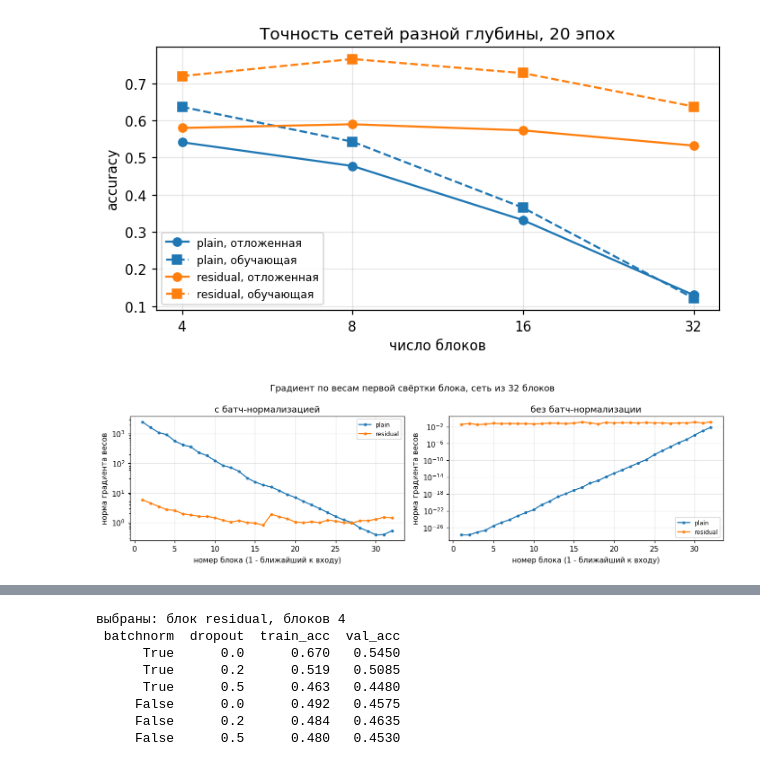
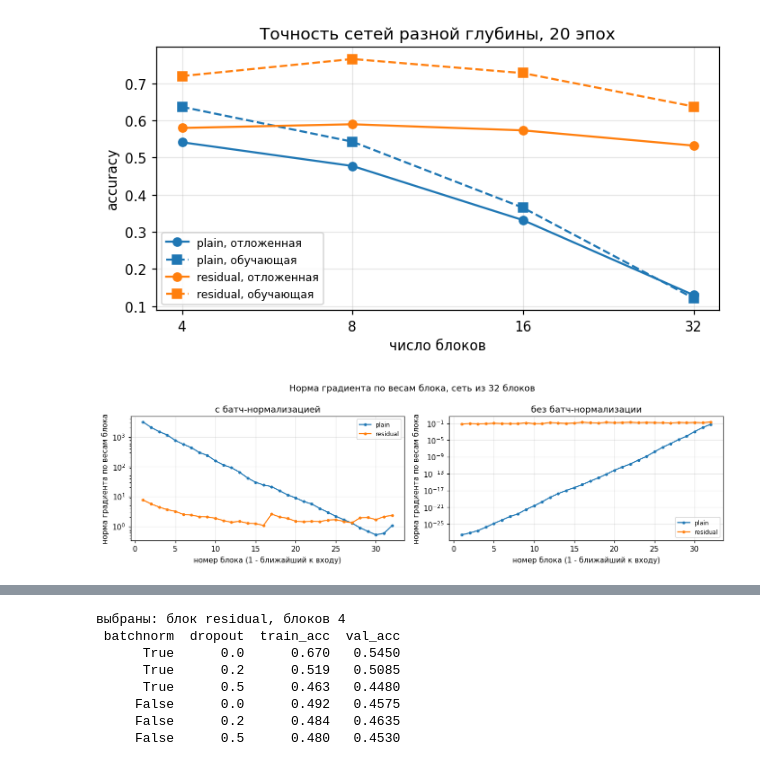
Before and after one commit to UsusCimex/NSU_DeepLearning, a Jupyter notebook: labs/lab-06-resnet/resnet_cifar.ipynb, the cells around one changed output, grey strips where cells are left out. Drawn from its saved outputs; the diff is of its cells as text; code cells hidden in the pictures.

Commit message:
в лабораторной 6 теория разнесена по разделам с замерами, норма градиента считается по всем весам блока

```diff
--- a/labs/lab-06-resnet/resnet_cifar.ipynb
+++ b/labs/lab-06-resnet/resnet_cifar.ipynb
@@ -377,7 +238,7 @@ BLOCKS = {'plain': PlainBlock, 'residual': ResidualBlock, 'bottleneck': Bottlene
 
 def downsample(in_channels, out_channels, batchnorm, variant):
     """Свёртка, нормализация, ReLU и пуллинг; карта признаков уменьшается вдвое.
-    Варианты kernel/stride/padding - в таблице теории."""
+    Варианты kernel/stride/padding - в разделе 7."""
     if variant == 1:
         conv, pool = nn.Conv2d(in_channels, out_channels, 3, 1, 1), nn.MaxPool2d(2, 2, 0)
     elif variant == 2:
@@ -587,37 +538,39 @@ plt.show()
 [figure]
 # %%
 def gradient_norms(block, batchnorm, n_blocks=32):
-    """Нормы градиента весов первой свёртки каждого блока после одного обратного
-    прохода необученной сети на 64 изображениях."""
+    """Нормы градиента по всем весам каждого блока после одного обратного прохода
+    необученной сети на 64 изображениях."""
     torch.manual_seed(SEED)
     model = BlockNet(**dict(best_config, block=block, n_blocks=n_blocks, batchnorm=batchnorm))
     model = model.double().to(DEVICE)  # float64: в float32 самые малые нормы обращаются в 0
     model.train()
     loss = nn.CrossEntropyLoss()(model(X_grid[:64].double()), y_grid[:64])
     loss.backward()  # градиенты по всем весам сети
     norms = []
     for layer in model.layers:
         if isinstance(layer, PlainBlock):  # ResidualBlock тоже подходит: он наследник PlainBlock
-            weight = next(layer.parameters())  # первый параметр блока - веса его первой свёртки
-            assert weight.grad is not None  # градиент посчитан в backward
-            norms.append(weight.grad.norm().item())
+            squares = 0.0
+            for weight in layer.parameters():  # веса свёрток и батч-нормализаций блока
+                assert weight.grad is not None  # градиент посчитан в backward
+                squares += (weight.grad ** 2).sum().item()
+            norms.append(squares ** 0.5)
     return norms
 
 
 fig, axes = plt.subplots(1, 2, figsize=(12, 3.6))
 for ax, batchnorm in zip(axes, [True, False]):
     for block in ['plain', 'residual']:
         norms = gradient_norms(block, batchnorm)
         ax.plot(range(1, len(norms) + 1), norms, marker='o', markersize=3, label=block)
     ax.set_yscale('log')
     ax.set_xlabel('номер блока (1 - ближайший к входу)')
-    ax.set_ylabel('норма градиента весов')
+    ax.set_ylabel('норма градиента по весам блока')
     ax.set_title('с батч-нормализацией' if batchnorm else 'без батч-нормализации')
     ax.grid(alpha=0.3)
     ax.legend(fontsize=8)
-fig.suptitle('Градиент по весам первой свёртки блока, сеть из 32 блоков')
+fig.suptitle('Норма градиента по весам блока, сеть из 32 блоков')
 plt.tight_layout()
 plt.show()
 # %% [output]
-[figure, old version]
+[figure, new version]
 # %% [markdown]
```
Also changed, not shown: parts of 12 cells of this notebook.
